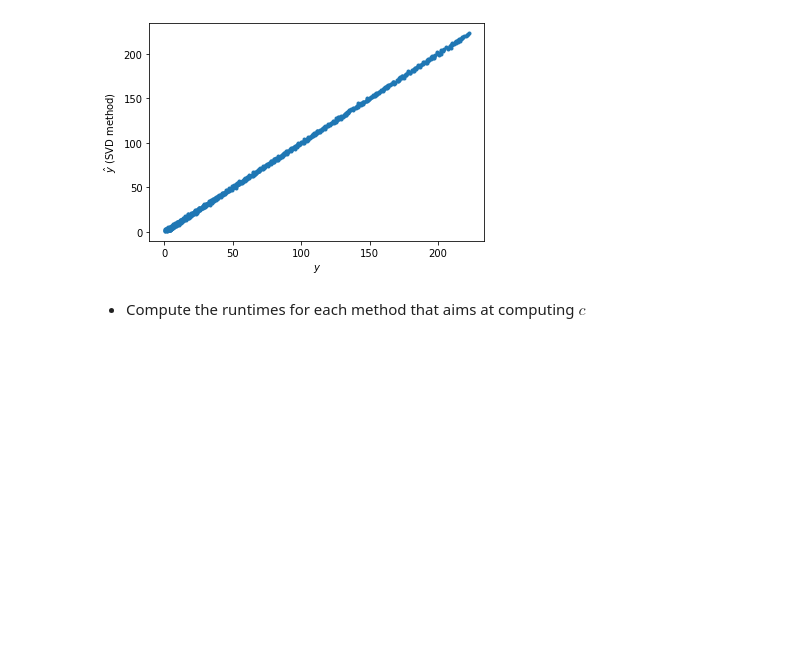
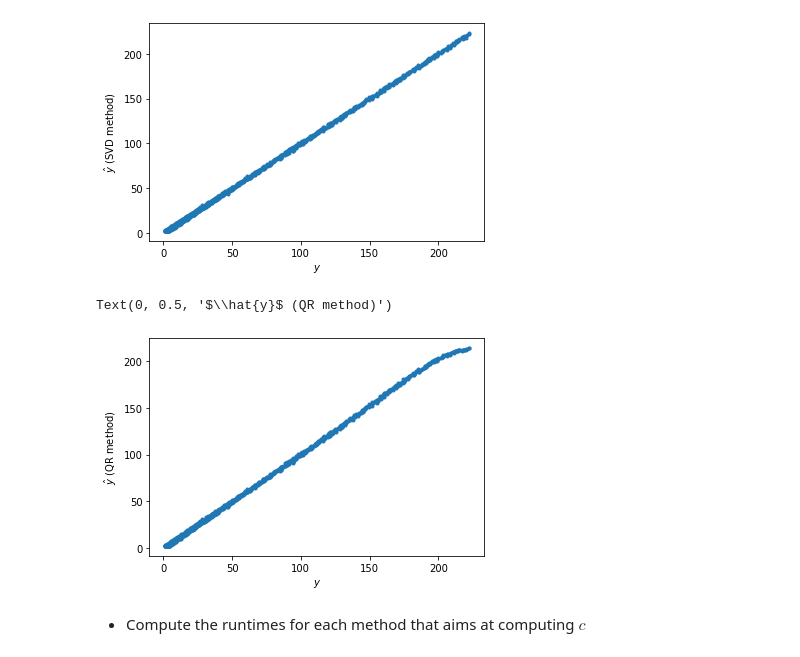
Before and after one commit to SergioPeignier/SergioPeignier.github.io, a Jupyter notebook: linear_algebra/ipynb/Regression/Linear_Regression.ipynb, the cells around one changed output. Cells and saved outputs as stored; diff of their text form; code cells hidden in the pictures; blank space fills up the shorter version.

```diff
--- a/linear_algebra/ipynb/Regression/Linear_Regression.ipynb
+++ b/linear_algebra/ipynb/Regression/Linear_Regression.ipynb
@@ -40,3 +60,8 @@ def least_square_coefficients_svd(X,y):
+# %%
+def least_squares_coefficients_qr(X,y):
+    Q,R = np.linalg.qr(X)
+    c = np.linalg.inv(R).dot(Q.T).dot(y)
+    return c
 # %% [markdown]
 ## Toy dataset
 + Generate a toy dataset $x$ and $y$ s.t.:
@@ -60,9 +85,11 @@ X = np.vander(x,N=31, increasing=True)
 # %%
 c = least_square_coefficients(X,y)
 c_svd = least_square_coefficients_svd(X,y)
+c_qr = least_squares_coefficients_qr(X,y)
 
 y_hat = X.dot(c)
 y_hat_svd = X.dot(c_svd)
+y_hat_qr = X.dot(c_qr)
 # %%
 plt.plot(y,y_hat,".",label="Pseudo-Inverse")
 plt.xlabel("$y$")
@@ -77,6 +104,13 @@ plt.ylabel("$\hat{y}$ (SVD method)")
 # %% [output]
 Text(0, 0.5, '$\\hat{y}$ (SVD method)')
 [figure]
+# %%
+plt.plot(y,y_hat_qr,".",label="QR")
+plt.xlabel("$y$")
+plt.ylabel("$\hat{y}$ (QR method)")
+# %% [output]
+Text(0, 0.5, '$\\hat{y}$ (QR method)')
+[figure, added]
 # %% [markdown]
 + Compute the runtimes for each method that aims at computing $c$
 # %%
```
Also changed, not shown: parts of 14 cells of this notebook, 1 other file.
